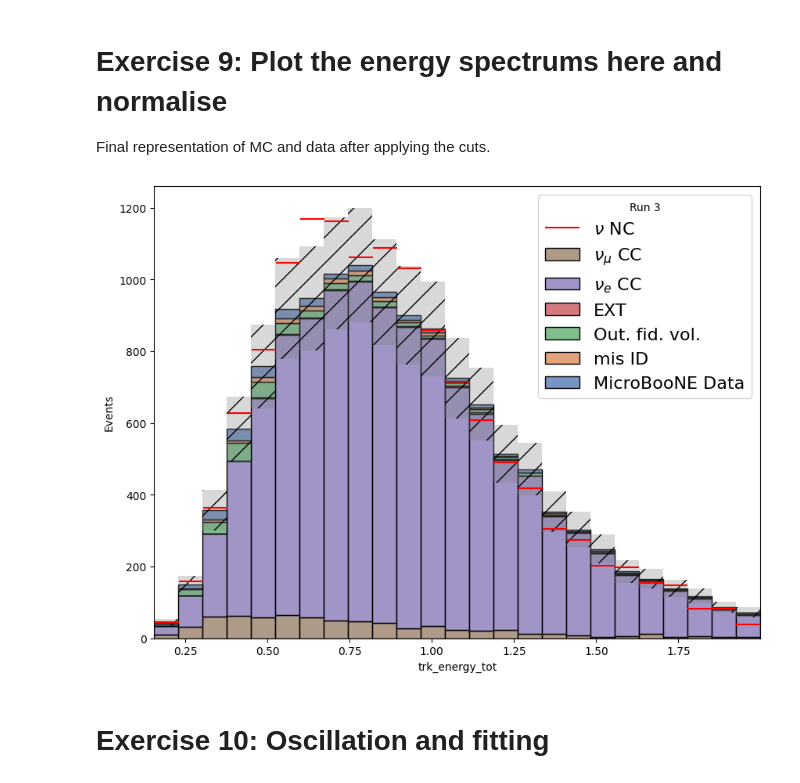
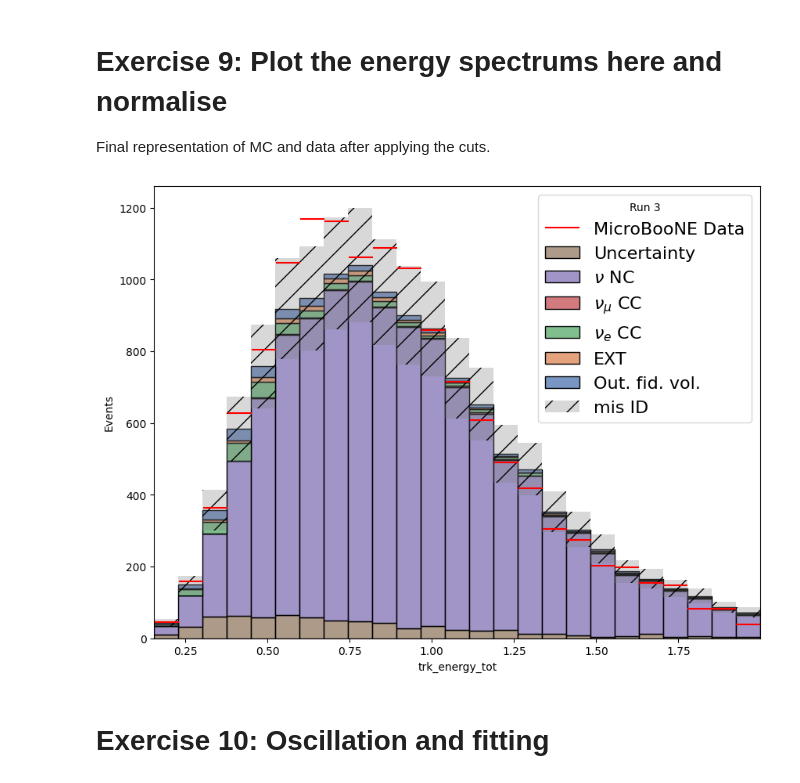
Before and after one commit to VadanKhan/particle-ml-project, a Jupyter notebook: particle_ml_project/MainAnalysis_template.ipynb, the cells around one changed output. Saved outputs shown, nothing was run; the diff lists cells and outputs as text; code cells hidden in the pictures.

```diff
--- a/particle_ml_project/MainAnalysis_template.ipynb
+++ b/particle_ml_project/MainAnalysis_template.ipynb
@@ -516,36 +516,36 @@ i = sns.histplot(data=MC_EXT_CUT, x=variable, multiple="stack", hue="category",
 
 # Calculate the histogram data
 counts, bins = np.histogram(MC_EXT_CUT[variable], bins=bin_energy, weights=MC_EXT_CUT['weight'])
 
 # Calculate the error (15% of the counts) + the statistical poission error
 errors = np.sqrt((0.15 * counts)**2 + np.sqrt(counts)**2)
 
 # Calculate the bin centers
 bin_centers = (bins[:-1] + bins[1:]) / 2
 
 # Calculate the bin widths
 bin_widths = np.diff(bins)
 
 # Add semi-transparent bars to represent the error
 # Add a diagonal hatch pattern
-plt.bar(bin_centers, 2*errors, width=bin_widths, bottom=counts-errors, alpha=0.3, color='gray', align='center', hatch='/')
+plt.bar(bin_centers, 2*errors, width=bin_widths, bottom=counts-errors, alpha=0.3, color='gray', align='center', hatch='/', label='Uncertainty')
 
 # Calculate the histogram data for the second plot
 counts_j, bins_j = np.histogram(data_frame[variable], bins=bin_energy)
 
 # Plot horizontal lines at each bin count height for the second plot
 plt.hlines(y=counts_j, xmin=bins_j[:-1], xmax=bins_j[1:], color='red', label='MicroBooNE Data')
 
 i.set(xlabel=variable, ylabel = "Events")
 
 #plt.yscale('log')
 plt.xlim([np.min(MC_EXT_CUT[variable]), np.max(MC_EXT_CUT[variable])])
 # Add 'MicroBooNE Data' to the list of labels in the legend
-plt.legend(title='Run 3',fontsize=16, loc='upper right', labels=['MicroBooNE Data', r"$\nu$ NC", r"$\nu_{\mu}$ CC", r"$\nu_e$ CC", r"EXT", r"Out. fid. vol.", r"mis ID", ])
+plt.legend(title='Run 3',fontsize=16, loc='upper right', labels=['MicroBooNE Data',  r"$\nu$ NC", r"$\nu_{\mu}$ CC", r"$\nu_e$ CC", r"EXT", r"Out. fid. vol.", r"mis ID", 'Uncertainty',])
 
 plt.show()
 # %% [output]
-[figure, old version]
+[figure, new version]
 # %% [markdown]
 # Exercise 10: Oscillation and fitting
 # %% [markdown]
```
